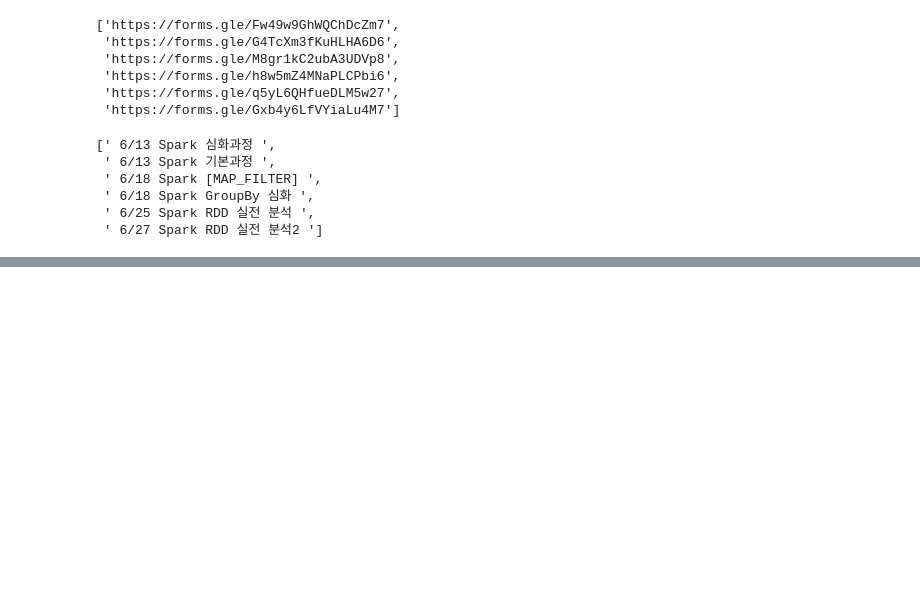
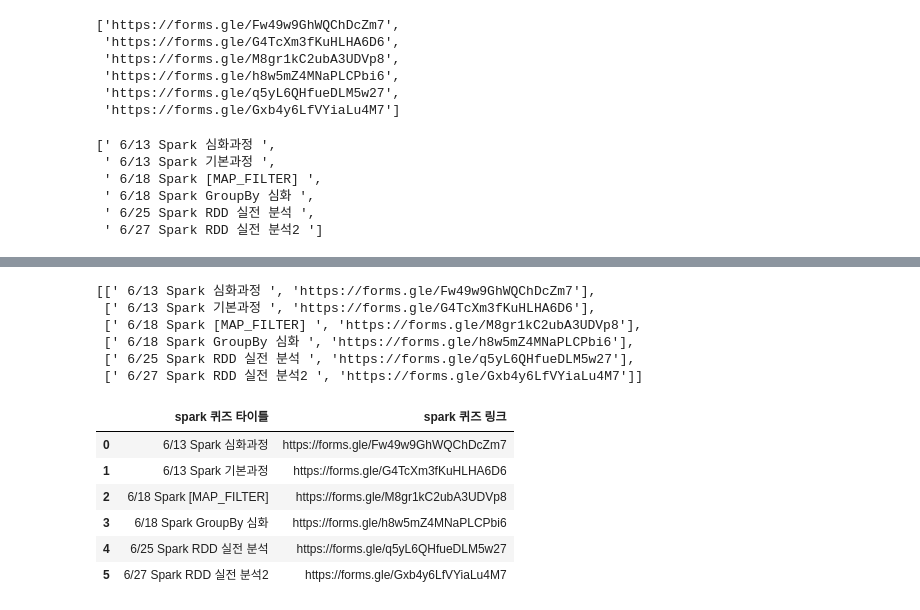
Before and after one commit to sbpark88/Python_Study, a Jupyter notebook: lecture/Study 4.13.ipynb, the cells around one changed output, grey strips where cells are left out. Drawn from its saved outputs; the diff is of its cells as text; code cells hidden in the pictures; blank space fills up the shorter version.

```diff
--- a/lecture/Study 4.13.ipynb
+++ b/lecture/Study 4.13.ipynb
@@ -383,7 +498,0 @@ rowList = []
-# %%
-for i in range(0, atagLen,):
-
-    eachTitle = atags[i].attrs["href"]
-    eachText = atags[i].text
-
-    rowList.append([eachTitle,eachText])
@@ -475,0 +561,33 @@ response.status_code            # 다음의 상태 코드를 보여줘.
+# %%
+# Step 2. 행을 만들어주는 바깥 리스트(rowList)에 열을 만들어줄 각각의 리스트를 객체 데이터로 넣자.
+
+# aTagsLen = len(aTags) 위에서 선언해서 주석처리했다.
+for i in range(0, aTagsLen,):
+    eachText = aTags[i].text               # i번째 객체 데이터에 넣을 'spark 퀴즈 타이틀'을 추출.
+    eachTitle = aTags[i].attrs["href"]     # i번째 객체 데이터에 넣을 'spark 퀴즈 링크'을 추출.
+
+    # [eachText,eachTitle]을 하나의 객체 데이터 리스트로 만들어 바깥 리스트(rowList)에 넣어 매트릭스 만들기.
+    rowList.append([eachText,eachTitle])
+
+rowList
+# %% [output]
+[[' 6/13 Spark 심화과정 ', 'https://forms.gle/Fw49w9GhWQChDcZm7'],
+ [' 6/13 Spark 기본과정 ', 'https://forms.gle/G4TcXm3fKuHLHA6D6'],
+ [' 6/18 Spark [MAP_FILTER] ', 'https://forms.gle/M8gr1kC2ubA3UDVp8'],
+ [' 6/18 Spark GroupBy 심화 ', 'https://forms.gle/h8w5mZ4MNaPLCPbi6'],
+ [' 6/25 Spark RDD 실전 분석 ', 'https://forms.gle/q5yL6QHfueDLM5w27'],
+ [' 6/27 Spark RDD 실전 분석2 ', 'https://forms.gle/Gxb4y6LfVYiaLu4M7']]
+# %%
+# Step 3. Step 2.에서 만든 매트릭스 리스트를 판다스를 이용해 DataFrame으로 저장하자.
+
+# rowList_DF 에 판다스를 이용해 DataFrame으로 저장하기. (컬럼헤더도 붙여보자.)
+rowList_DF = pd.DataFrame(rowList, columns = ["spark 퀴즈 타이틀","spark 퀴즈 링크"])
+rowList_DF
+# %% [output]
+|  | spark 퀴즈 타이틀 | spark 퀴즈 링크 |
+| 0 | 6/13 Spark 심화과정 | https://forms.gle/Fw49w9GhWQChDcZm7 |
+| 1 | 6/13 Spark 기본과정 | https://forms.gle/G4TcXm3fKuHLHA6D6 |
+| 2 | 6/18 Spark [MAP_FILTER] | https://forms.gle/M8gr1kC2ubA3UDVp8 |
+| 3 | 6/18 Spark GroupBy 심화 | https://forms.gle/h8w5mZ4MNaPLCPbi6 |
+| 4 | 6/25 Spark RDD 실전 분석 | https://forms.gle/q5yL6QHfueDLM5w27 |
+| 5 | 6/27 Spark RDD 실전 분석2 | https://forms.gle/Gxb4y6LfVYiaLu4M7 |
```
Also changed, not shown: parts of 74 cells of this notebook.
